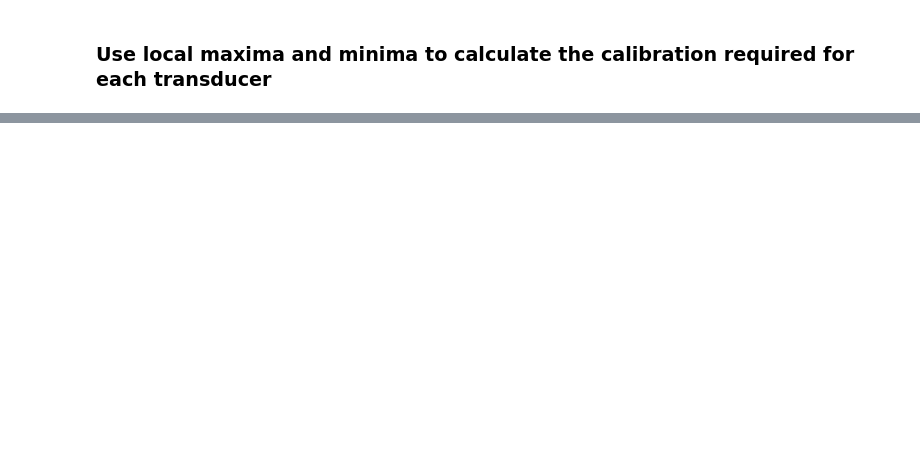
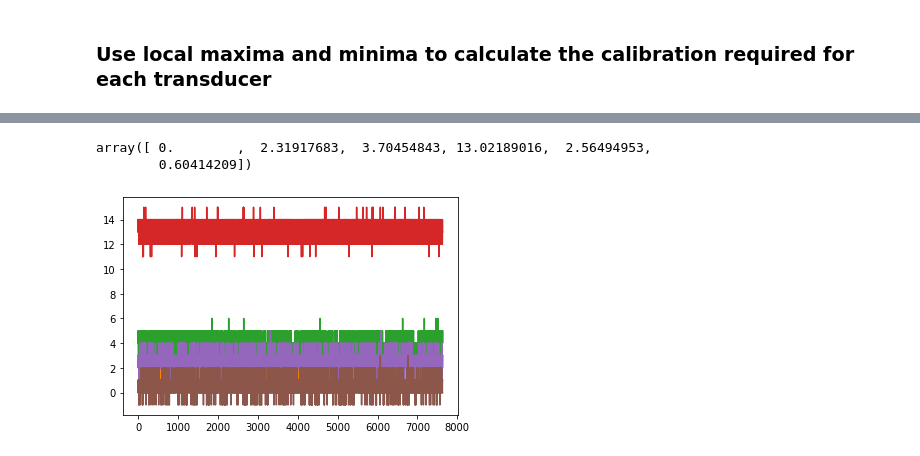
Before and after one commit to butterlyn/07_PYTHON_FILES_BUTTERLY, a Jupyter notebook: spaghetti_code_sandbox_calibrating_transducers.ipynb, the cells around one changed output, grey strips where cells are left out. Cells and saved outputs as stored; diff of their text form; code cells hidden in the pictures; blank space fills up the shorter version.

Commit message:
Finished spaghetti code sandbox for calibrating transducers amplitude and delay

```diff
--- a/spaghetti_code_sandbox.ipynb
+++ b/spaghetti_code_sandbox_calibrating_transducers.ipynb
@@ -186,0 +209,14 @@ np.average(np.diff(maximas[0][1]))
+# %%
+a = []
+average_delay = np.zeros(6)
+for j in range(6):
+    for i in range(maximas[0][0].size-1):
+        a.append(maximas[0][0,i]-maximas[j][0,i])
+    average_delay[j] = np.average(a)
+    pp.plot(a)
+    a = []
+average_delay
+# %% [output]
+array([ 0.        ,  2.31917683,  3.70454843, 13.02189016,  2.56494953,
+        0.60414209])
+[figure, added]
```
Also changed, not shown: parts of 16 cells of this notebook.
